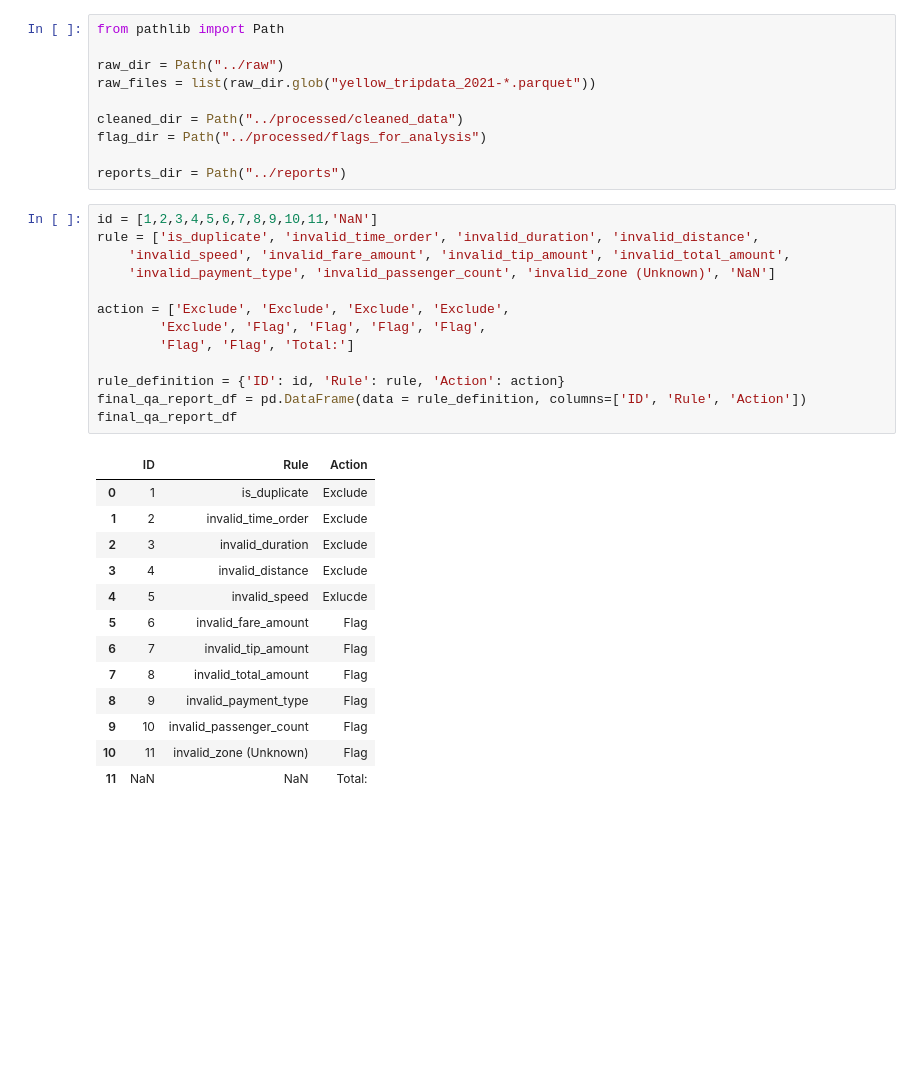
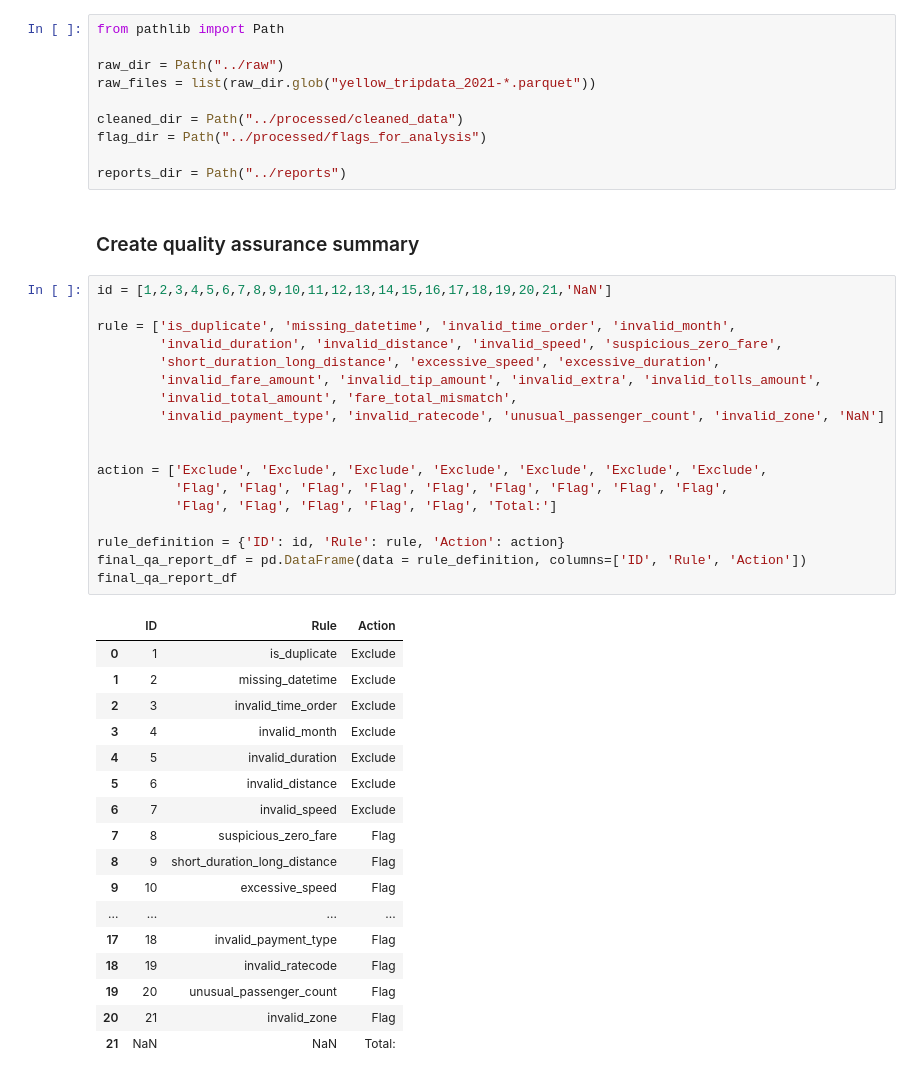
Before and after one commit to flamocodeallday/2526-LTXLDL-Project-AIT2006-4-1.3, a Jupyter notebook: notebooks/2_normalize_clean.ipynb, the cells around one changed output. Saved outputs shown, nothing was run; the diff lists cells and outputs as text; blank space fills up the shorter version.

Commit message:
fixing cleaning & normalizing, adding more QA rules, updating 16/12

```diff
--- a/notebooks/2_normalize_clean.ipynb
+++ b/notebooks/2_normalize_clean.ipynb
@@ -184,32 +189,43 @@ cleaned_dir = Path("../processed/cleaned_data")
 flag_dir = Path("../processed/flags_for_analysis")
 
 reports_dir = Path("../reports")
+# %% [markdown]
+### Create quality assurance summary
 # %%
-id = [1,2,3,4,5,6,7,8,9,10,11,'NaN']
-rule = ['is_duplicate', 'invalid_time_order', 'invalid_duration', 'invalid_distance',
-    'invalid_speed', 'invalid_fare_amount', 'invalid_tip_amount', 'invalid_total_amount',
-    'invalid_payment_type', 'invalid_passenger_count', 'invalid_zone (Unknown)', 'NaN']
+id = [1,2,3,4,5,6,7,8,9,10,11,12,13,14,15,16,17,18,19,20,21,'NaN']
 
-action = ['Exclude', 'Exclude', 'Exclude', 'Exclude',
-        'Exclude', 'Flag', 'Flag', 'Flag', 'Flag',
-        'Flag', 'Flag', 'Total:']
+rule = ['is_duplicate', 'missing_datetime', 'invalid_time_order', 'invalid_month',
+        'invalid_duration', 'invalid_distance', 'invalid_speed', 'suspicious_zero_fare',
+        'short_duration_long_distance', 'excessive_speed', 'excessive_duration',
+        'invalid_fare_amount', 'invalid_tip_amount', 'invalid_extra', 'invalid_tolls_amount',
+        'invalid_total_amount', 'fare_total_mismatch',
+        'invalid_payment_type', 'invalid_ratecode', 'unusual_passenger_count', 'invalid_zone', 'NaN']
+
+
+action = ['Exclude', 'Exclude', 'Exclude', 'Exclude', 'Exclude', 'Exclude', 'Exclude',
+          'Flag', 'Flag', 'Flag', 'Flag', 'Flag', 'Flag', 'Flag', 'Flag', 'Flag',
+          'Flag', 'Flag', 'Flag', 'Flag', 'Flag', 'Total:']
 
 rule_definition = {'ID': id, 'Rule': rule, 'Action': action}
 final_qa_report_df = pd.DataFrame(data = rule_definition, columns=['ID', 'Rule', 'Action'])
 final_qa_report_df
 # %% [output]
 |  | ID | Rule | Action |
 | 0 | 1 | is_duplicate | Exclude |
-| 1 | 2 | invalid_time_order | Exclude |
-| 2 | 3 | invalid_duration | Exclude |
-| 3 | 4 | invalid_distance | Exclude |
-| 4 | 5 | invalid_speed | Exlucde |
-| 5 | 6 | invalid_fare_amount | Flag |
-| 6 | 7 | invalid_tip_amount | Flag |
-| 7 | 8 | invalid_total_amount | Flag |
-| 8 | 9 | invalid_payment_type | Flag |
-| 9 | 10 | invalid_passenger_count | Flag |
-| 10 | 11 | invalid_zone (Unknown) | Flag |
-| 11 | NaN | NaN | Total: |
+| 1 | 2 | missing_datetime | Exclude |
+| 2 | 3 | invalid_time_order | Exclude |
+| 3 | 4 | invalid_month | Exclude |
+| 4 | 5 | invalid_duration | Exclude |
+| 5 | 6 | invalid_distance | Exclude |
+| 6 | 7 | invalid_speed | Exclude |
+| 7 | 8 | suspicious_zero_fare | Flag |
+| 8 | 9 | short_duration_long_distance | Flag |
+| 9 | 10 | excessive_speed | Flag |
+| ... | ... | ... | ... |
+| 17 | 18 | invalid_payment_type | Flag |
+| 18 | 19 | invalid_ratecode | Flag |
+| 19 | 20 | unusual_passenger_count | Flag |
+| 20 | 21 | invalid_zone | Flag |
+| 21 | NaN | NaN | Total: |
 # %%
 for file in raw_files:
```
Also changed, not shown: parts of 15 cells of this notebook, 6 other files.
